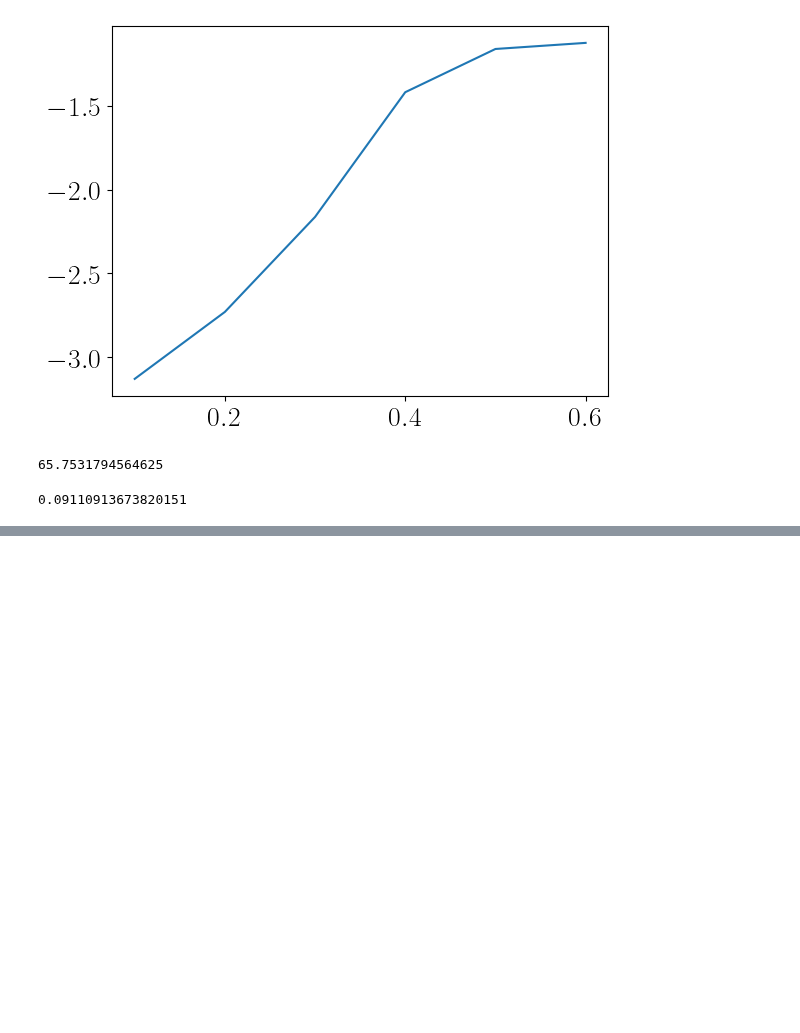
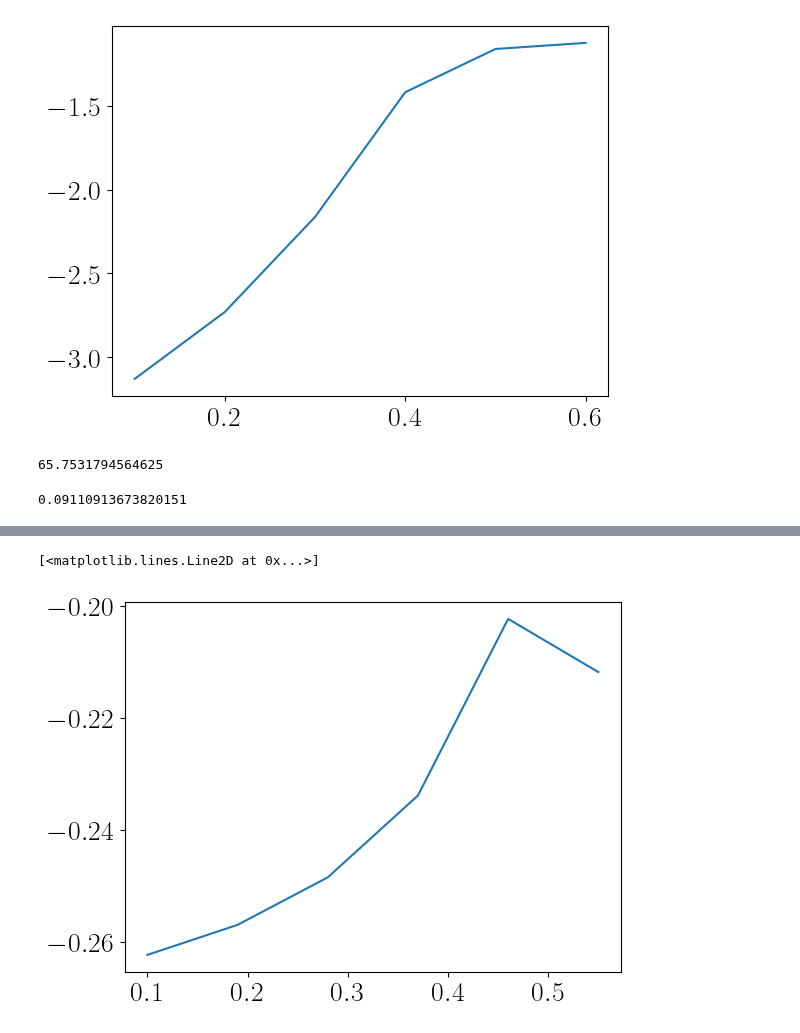
Before and after one commit to quarkquartet/Wall_velocity_LTE, a Jupyter notebook: BrokenZ2/moments.ipynb, the cells around one changed output, grey strips where cells are left out. Cells and saved outputs as stored; diff of their text form; code cells hidden in the pictures; blank space fills up the shorter version.

Commit message:
try entropy in Z2 model

```diff
--- a/BrokenZ2/moments.ipynb
+++ b/BrokenZ2/moments.ipynb
@@ -88,7 +90,7 @@ def match(vp,vm,Tp,Tm, high_vev, low_vev):
     return [vp*vm - vpvm, vp/vm - ratio]
 
 def find_Tsh(Tm, vw):
-    guess_sol = optimize.fsolve(lambda x:match(x[0], vw, x[1], Tm,hv, lv),[0.1,Tnuc])
+    guess_sol = optimize.fsolve(lambda x:match(x[0], vw, x[1], Tm,hv, lv),[0.7*vw,Tnuc])
     try:
         vsol=integrate.solve_ivp(dYdtau, (10,0.01), np.array([μ(vw, guess_sol[0]), guess_sol[1], vw]),t_eval=np.linspace(10,0.01,1000),method='DOP853',args=(Vtot, hv))
         xi_max = vsol.y[2].max()
@@ -383,0 +402,22 @@ alpha_p(Vtot, Tp, Tm, hv_new, lv_new)
+# %%
+def sdiff(vw):
+    print("vw = " + str(vw))
+    # Test solution type. Start from deflagration to test.
+    Tm = optimize.newton(lambda T: find_Tsh(T, vw)-Tnuc, Tnuc-1)
+    lv_new = m.findMinimum(lv, Tm)
+    if cs_sq(Vtot, Tm, lv_new)**0.5 > vw:
+        print("Deflagration.")
+        vp, Tp = optimize.fsolve(lambda x:match(x[0],vw,x[1], Tm, hv, lv),[0.3, Tnuc], xtol=1e-10)
+        vm = vw
+    else:
+        print("Hybrid.")
+        Tm = optimize.newton(lambda T: find_Tsh_hyb(T, vw)-Tnuc, Tnuc-1)
+        lv_new = m.findMinimum(lv, Tm)
+        vp, Tp = optimize.fsolve(lambda x:match(x[0],cs_sq(Vtot, Tm,lv_new)**0.5,x[1], Tm, hv, lv),[0.3, Tnuc], xtol=1e-10)
+        vm = cs_sq(Vtot, Tm,lv_new)**0.5
+
+    lv_new = m.findMinimum(lv, Tm)
+
+    diff = - Tp/Sqrt(1-vp**2) + Tm/Sqrt(1-vm**2)
+    # diff = (- entropy(Vtot, Tp, hv) * vp/Sqrt(1-vp**2) + entropy(Vtot, Tm, lv_new) * vw/Sqrt(1-vw**2))/1e6
+    return diff
@@ -383,0 +430,8 @@ alpha_p(Vtot, Tp, Tm, hv_new, lv_new)
+# %%
+vwlist = np.linspace(0.1, 0.55, 6)
+
+sdifflist = np.zeros((6,))
+# %%
+for i in range(len(vwlist)):
+    sdifflist[i] = sdiff(vwlist[i])
+    print(sdifflist[i])
@@ -383,0 +457,5 @@ alpha_p(Vtot, Tp, Tm, hv_new, lv_new)
+# %%
+plt.plot(vwlist, sdifflist)
+# %% [output]
+[<matplotlib.lines.Line2D at 0x...>]
+[figure, added]
```
Also changed, not shown: parts of 9 cells of this notebook, 1 other file.
